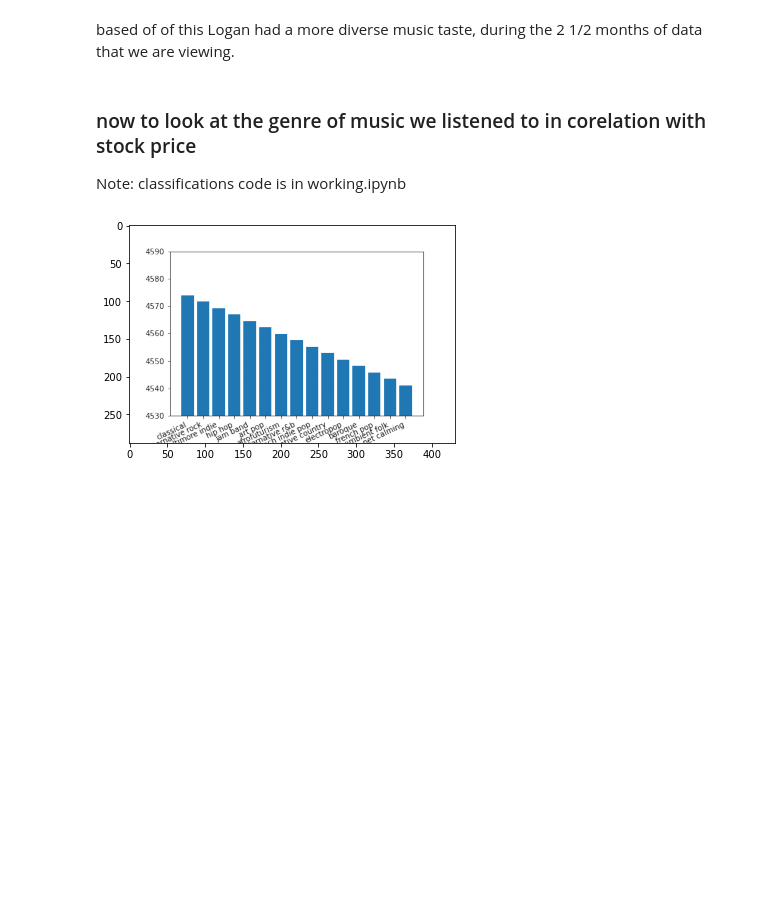
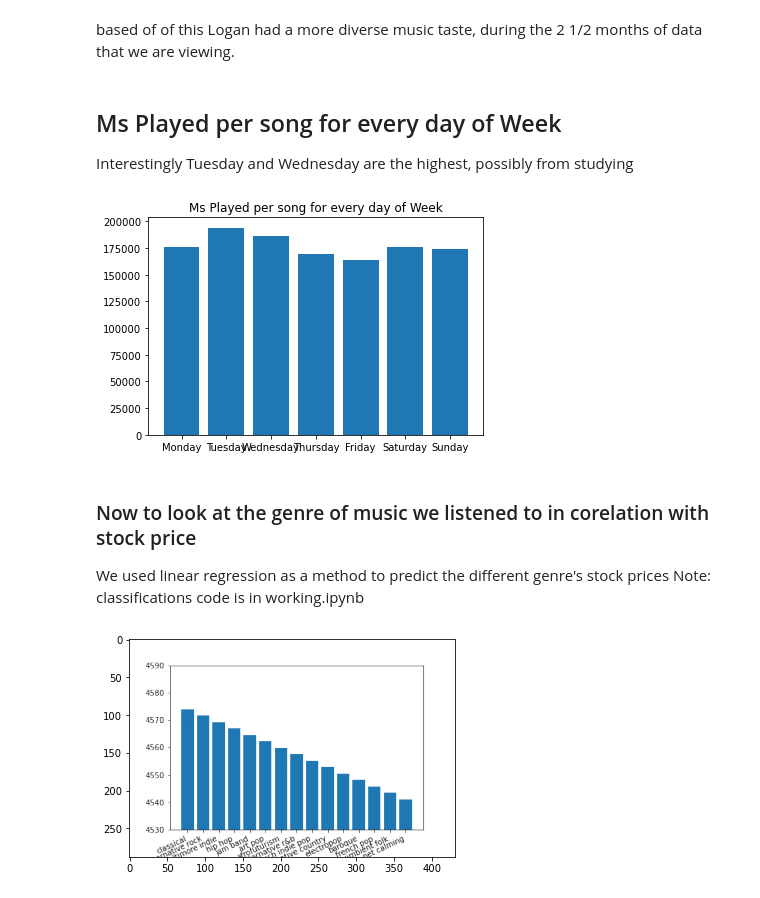
Before and after one commit to loststones/222Final, a Jupyter notebook: notebook.ipynb, the cells around one changed output. Saved outputs shown, nothing was run; the diff lists cells and outputs as text; code cells hidden in the pictures; blank space fills up the shorter version.

```diff
--- a/notebook.ipynb
+++ b/notebook.ipynb
@@ -64,8 +187,22 @@ plt.show()
 [figure]
 # %% [markdown]
 based of of this Logan had a more diverse music taste, during the 2 1/2 months of data that we are viewing.
+# %% [markdown]
+## Ms Played per song for every day of Week
+Interestingly Tuesday and Wednesday are the highest, possibly from studying
+# %%
+y_ser = [mon_df["msPlayed"].mean(), tue_df["msPlayed"].mean(), wed_df["msPlayed"].mean(), thur_df["msPlayed"].mean(), fri_df["msPlayed"].mean(), sat_df["msPlayed"].mean(), sun_df["msPlayed"].mean()]
+
+x_ser = ["Monday", "Tuesday", "Wednesday", "Thursday", "Friday", "Saturday", "Sunday"]
+
+plt.title("Ms Played per song for every day of Week")
+plt.bar(x_ser, y_ser)
+plt.show()
+# %% [output]
+[figure, added]
 # %% [markdown]
-### now to look at the genre of music we listened to in corelation with stock price
+### Now to look at the genre of music we listened to in corelation with stock price
+We used linear regression as a method to predict the different genre's stock prices
 Note: classifications code is in working.ipynb
 # %%
 import matplotlib.pyplot as plt
```
Also changed, not shown: parts of 7 cells of this notebook, 1 other file.
